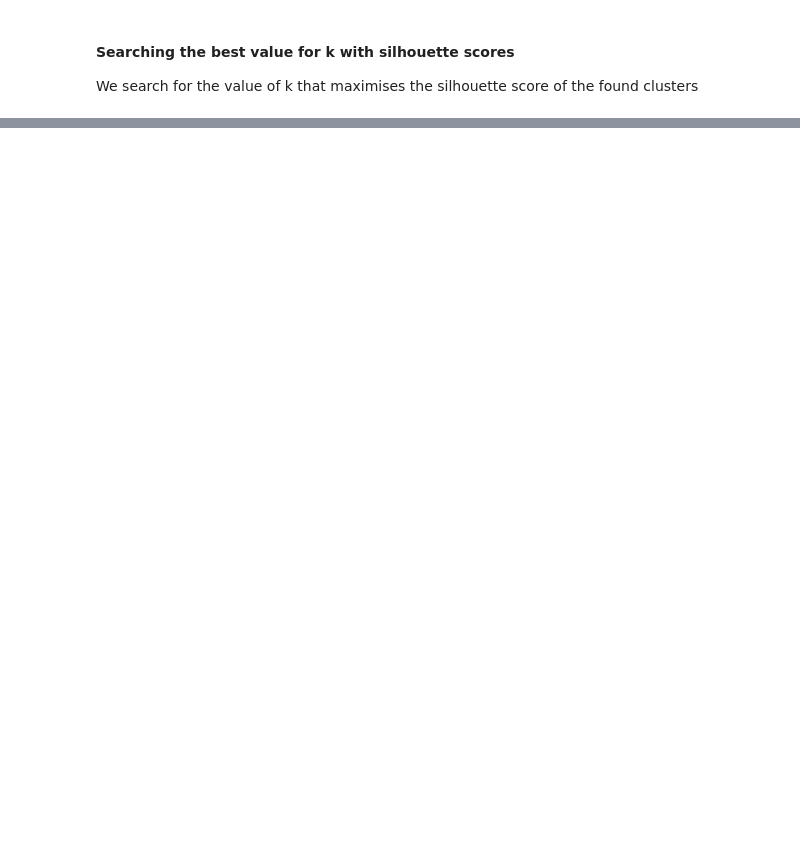
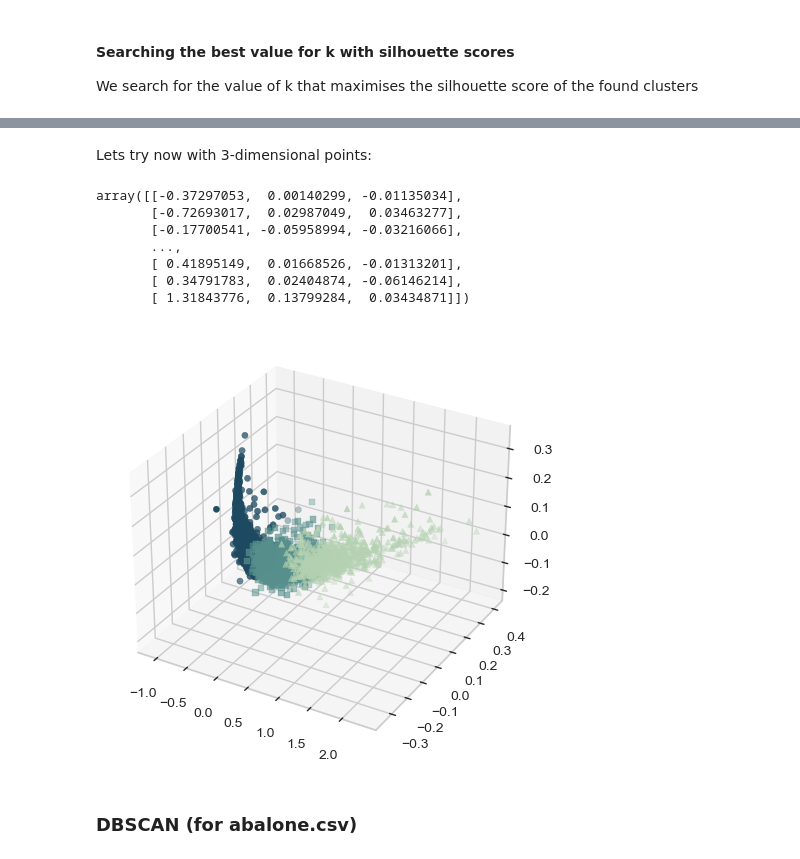
Before and after one commit to TommasoCapacci/DQ_Project_Clustering_2022, a Jupyter notebook: code/first_idea.ipynb, the cells around one changed output, grey strips where cells are left out. Drawn from its saved outputs; the diff is of its cells as text; code cells hidden in the pictures; blank space fills up the shorter version.

```diff
--- a/code/first_idea.ipynb
+++ b/code/first_idea.ipynb
@@ -167,0 +220,30 @@ km_fit = km.fit(X)
+# %% [markdown]
+Lets try now with 3-dimensional points:
+# %%
+fig = plt.figure()
+ax = fig.add_subplot(projection='3d')
+
+pca_3 = PCA(n_components=3,random_state=42)
+X_pca_3 = pca_3.fit_transform(X)
+display(X_pca_3)
+
+for l, c, m in zip(range(0, km_fit.n_clusters), cluster_colors[0:km_fit.n_clusters], ('^', 's', 'o')):
+    ax.scatter(X_pca_3[y == l, 0],
+                X_pca_3[y == l, 1],
+                X_pca_3[y == l, 2],
+                color=c,
+                marker=m
+                )
+
+plt.show()
+# %% [output]
+array([[-0.37297053,  0.00140299, -0.01135034],
+       [-0.72693017,  0.02987049,  0.03463277],
+       [-0.17700541, -0.05958994, -0.03216066],
+       ...,
+       [ 0.41895149,  0.01668526, -0.01313201],
+       [ 0.34791783,  0.02404874, -0.06146214],
+       [ 1.31843776,  0.13799284,  0.03434871]])
+[figure, added]
+# %% [markdown]
+### DBSCAN (for abalone.csv)
```
Also changed, not shown: parts of 13 cells of this notebook.
